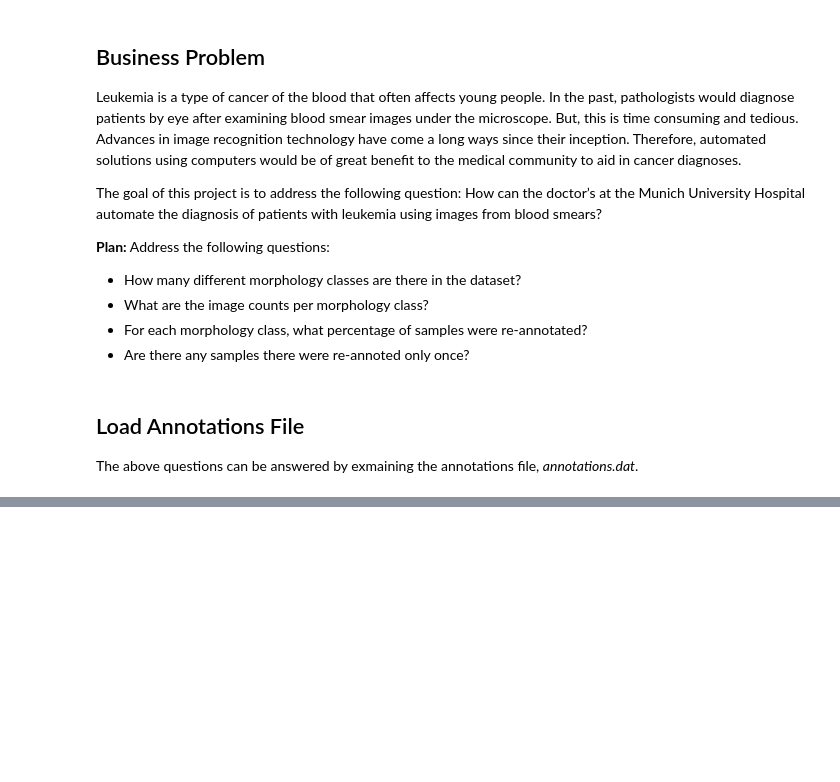
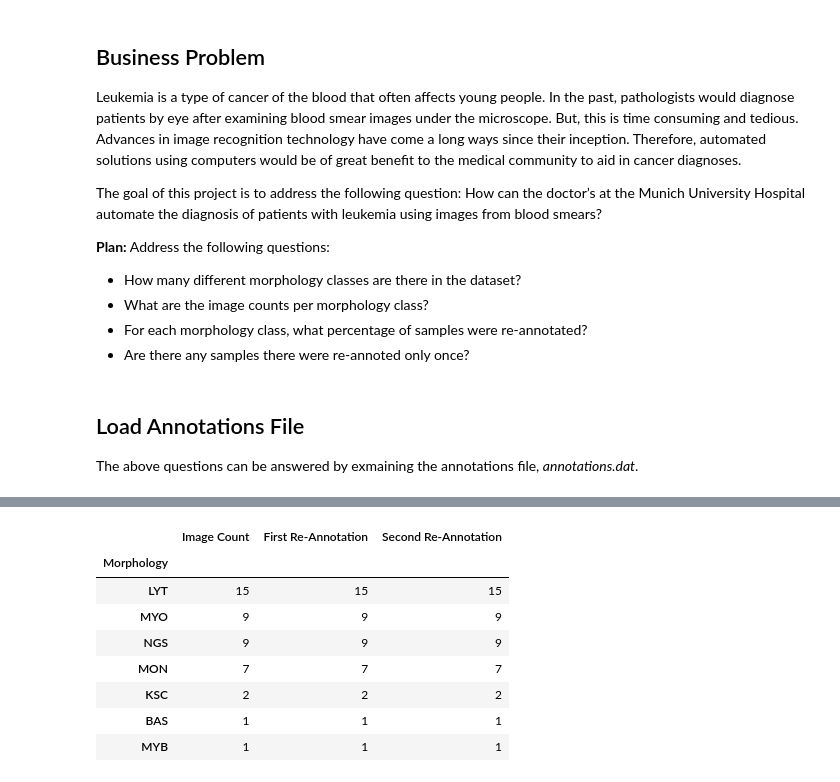
Before and after one commit to dmclark53/Springboard, a Jupyter notebook: Capstone-Project-Three/notebooks/1.0-dc-data-wrangling.ipynb, the cells around one changed output, grey strips where cells are left out. Cells and saved outputs as stored; diff of their text form; code cells hidden in the pictures; blank space fills up the shorter version.

```diff
--- a/Capstone-Project-Three/notebooks/1.0-dc-data-wrangling.ipynb
+++ b/Capstone-Project-Three/notebooks/1.0-dc-data-wrangling.ipynb
@@ -25,0 +121,12 @@ The above questions can be answered by exmaining the annotations file, _annotati
+# %%
+df_unc_both.groupby('Morphology').count().rename(columns={'Image Dir': 'Image Count'}).sort_values(by='Image Count', ascending=False)
+# %% [output]
+|  | Image Count | First Re-Annotation | Second Re-Annotation |
+| Morphology |  |  |  |
+| LYT | 15 | 15 | 15 |
+| MYO | 9 | 9 | 9 |
+| NGS | 9 | 9 | 9 |
+| MON | 7 | 7 | 7 |
+| KSC | 2 | 2 | 2 |
+| BAS | 1 | 1 | 1 |
+| MYB | 1 | 1 | 1 |
```
Also changed, not shown: parts of 29 cells of this notebook, 1 other file.
